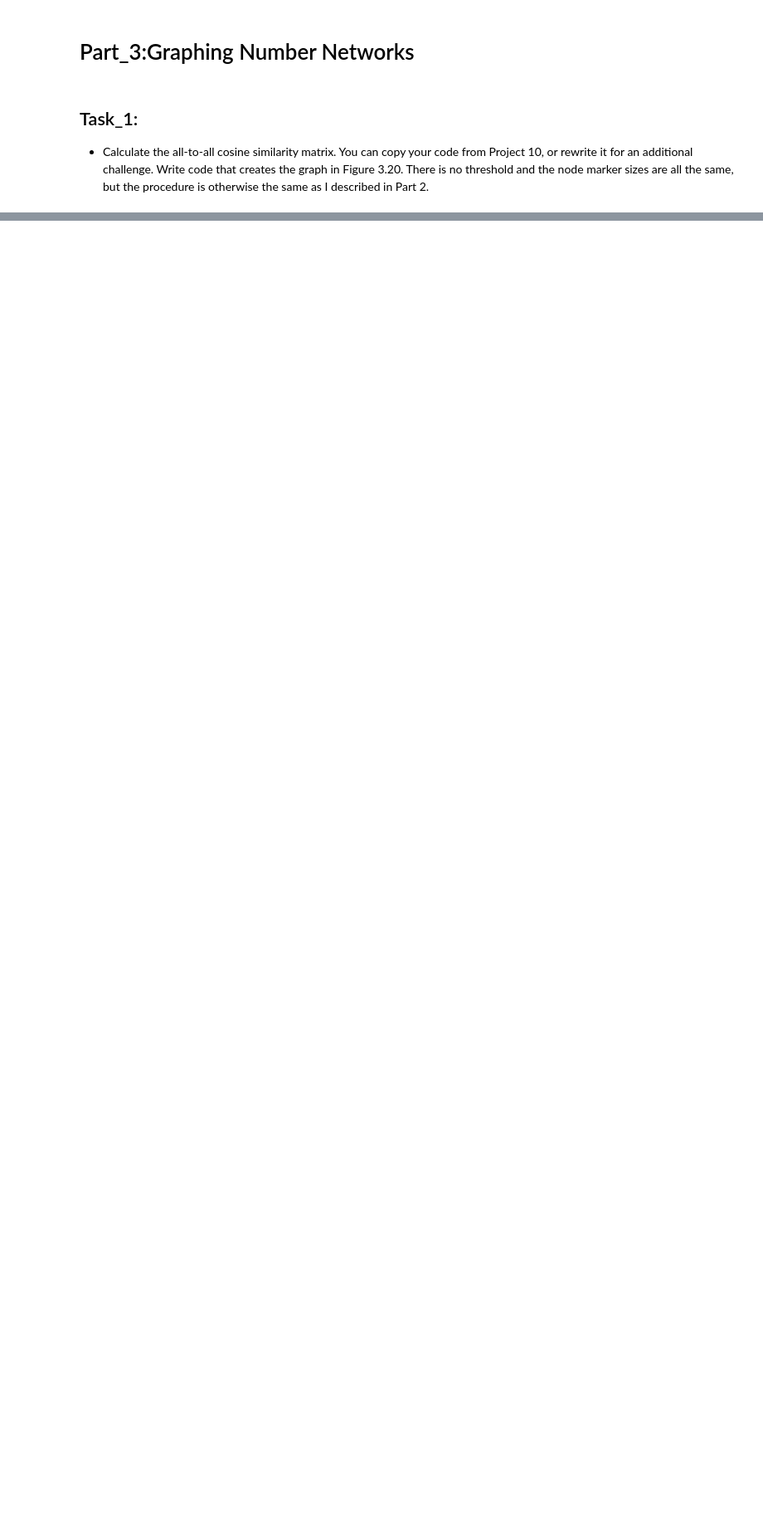
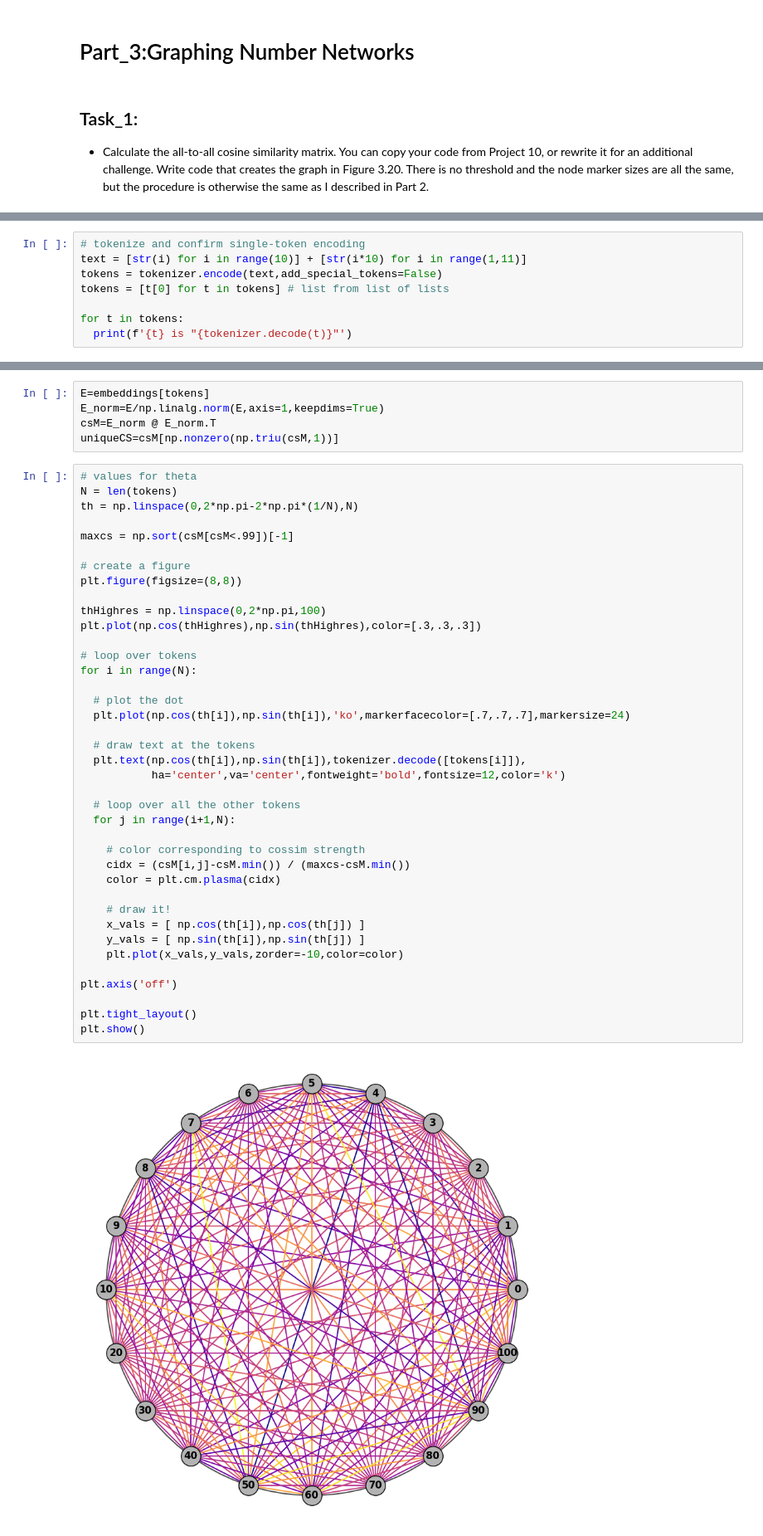
Before and after one commit to Saransh-Basu-01/50-Ml-Projects-to-understand-LLMs, a Jupyter notebook: Project_11_Network_graphs_of_cosine_similarities.ipynb, the cells around one changed output, grey strips where cells are left out. Shown at 83% size. Cells and saved outputs as stored; diff of their text form; blank space fills up the shorter version.

```diff
--- a/Project_11_Network_graphs_of_cosine_similarities.ipynb
+++ b/Project_11_Network_graphs_of_cosine_similarities.ipynb
@@ -209,0 +224,8 @@ threshold and the node marker sizes are all the same, but the procedure is other
+# %%
+# tokenize and confirm single-token encoding
+text = [str(i) for i in range(10)] + [str(i*10) for i in range(1,11)]
+tokens = tokenizer.encode(text,add_special_tokens=False)
+tokens = [t[0] for t in tokens] # list from list of lists
+
+for t in tokens:
+  print(f'{t} is "{tokenizer.decode(t)}"')
@@ -209,0 +253,46 @@ threshold and the node marker sizes are all the same, but the procedure is other
+# %%
+E=embeddings[tokens]
+E_norm=E/np.linalg.norm(E,axis=1,keepdims=True)
+csM=E_norm @ E_norm.T
+uniqueCS=csM[np.nonzero(np.triu(csM,1))]
+# %%
+# values for theta
+N = len(tokens)
+th = np.linspace(0,2*np.pi-2*np.pi*(1/N),N)
+
+maxcs = np.sort(csM[csM<.99])[-1]
+
+# create a figure
+plt.figure(figsize=(8,8))
+
+thHighres = np.linspace(0,2*np.pi,100)
+plt.plot(np.cos(thHighres),np.sin(thHighres),color=[.3,.3,.3])
+
+# loop over tokens
+for i in range(N):
+
+  # plot the dot
+  plt.plot(np.cos(th[i]),np.sin(th[i]),'ko',markerfacecolor=[.7,.7,.7],markersize=24)
+
+  # draw text at the tokens
+  plt.text(np.cos(th[i]),np.sin(th[i]),tokenizer.decode([tokens[i]]),
+           ha='center',va='center',fontweight='bold',fontsize=12,color='k')
+
+  # loop over all the other tokens
+  for j in range(i+1,N):
+
+    # color corresponding to cossim strength
+    cidx = (csM[i,j]-csM.min()) / (maxcs-csM.min())
+    color = plt.cm.plasma(cidx)
+
+    # draw it!
+    x_vals = [ np.cos(th[i]),np.cos(th[j]) ]
+    y_vals = [ np.sin(th[i]),np.sin(th[j]) ]
+    plt.plot(x_vals,y_vals,zorder=-10,color=color)
+
+plt.axis('off')
+
+plt.tight_layout()
+plt.show()
+# %% [output]
+[figure, added]
```
Also changed, not shown: parts of 7 cells of this notebook.
